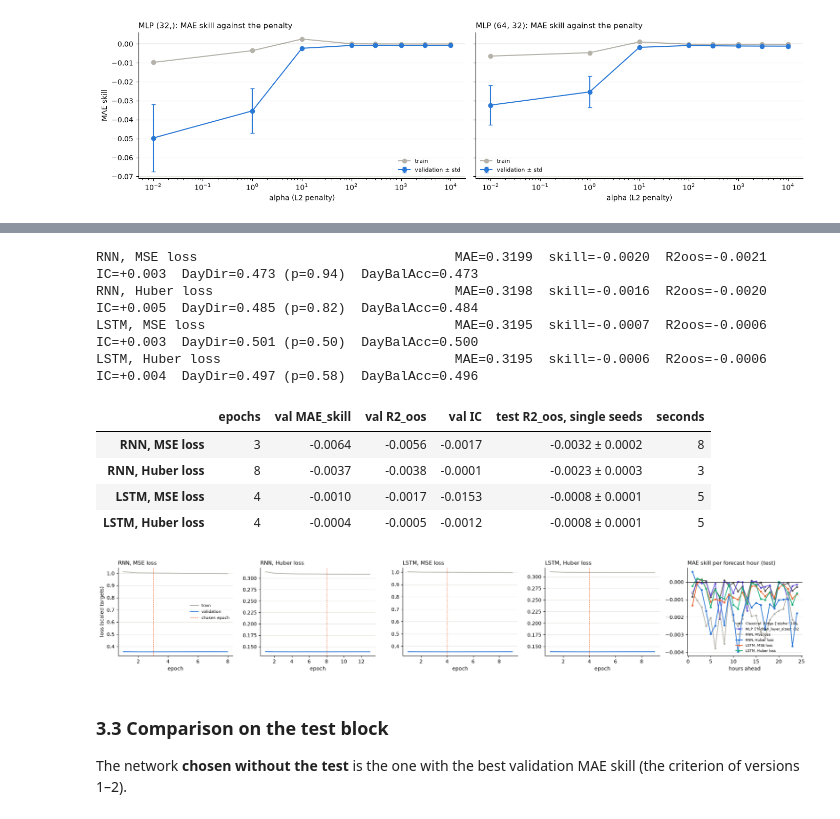
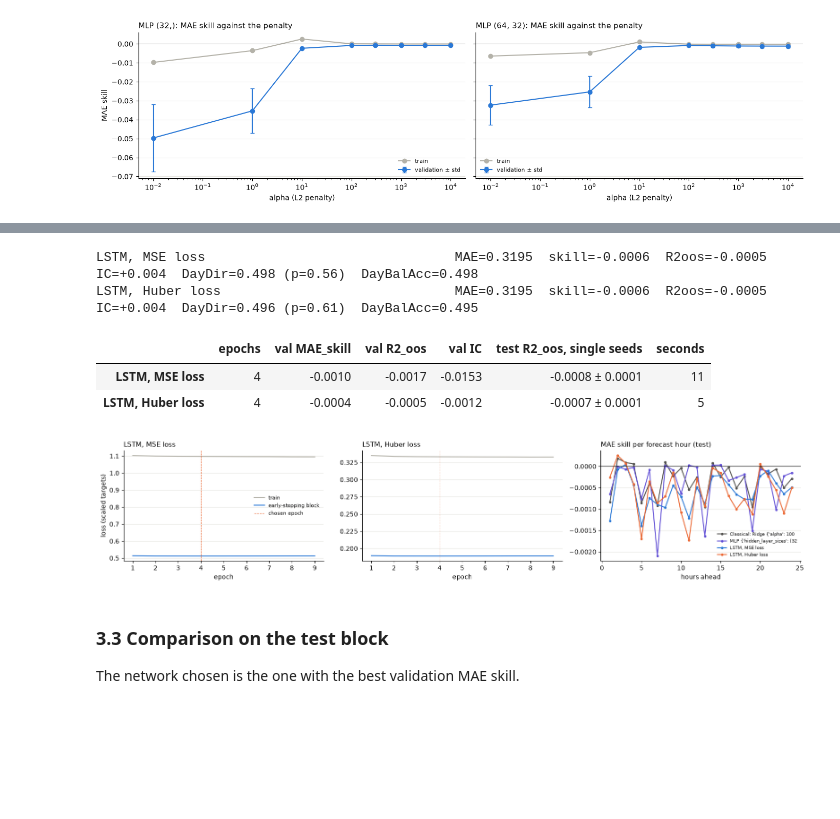
Before and after one commit to Descalabreitor/IAI600-final-project, a Jupyter notebook: neural-models.ipynb, the cells around one changed output, grey strips where cells are left out. Saved outputs shown, nothing was run; the diff lists cells and outputs as text; code cells hidden in the pictures; blank space fills up the shorter version.

```diff
--- a/neural-models.ipynb
+++ b/neural-models.ipynb
@@ -102,17 +73,15 @@ import torch.nn as nn
 from scipy import stats
 
 from sklearn.base import clone
-from sklearn.compose import ColumnTransformer
 from sklearn.ensemble import HistGradientBoostingClassifier, HistGradientBoostingRegressor
 from sklearn.exceptions import ConvergenceWarning
-from sklearn.impute import SimpleImputer
-from sklearn.linear_model import LinearRegression, Ridge
+from sklearn.linear_model import Ridge
 from sklearn.metrics import (balanced_accuracy_score, mean_absolute_error, mean_squared_error, r2_score,
                              roc_auc_score)
 from sklearn.model_selection import GridSearchCV, ParameterGrid, TimeSeriesSplit
-from sklearn.neural_network import MLPClassifier, MLPRegressor
-from sklearn.pipeline import Pipeline, make_pipeline
-from sklearn.preprocessing import OneHotEncoder, StandardScaler
+from sklearn.neural_network import MLPRegressor
+from sklearn.pipeline import make_pipeline
+from sklearn.preprocessing import StandardScaler
 
 sys.path.insert(0, os.getcwd())   # utils/ is in the repo root
 from utils import hourly as U
@@ -126,7 +95,8 @@ DATA_PATH = os.path.join("data", "btc_hourly.csv.gz")
 WINDOW = pd.Timedelta(hours=192)            # purge before each border (168 input + 24 target hours, versions 2-3)
 STRIDE = 6                                  # train and validation keep every 6th forecast origin
 SEQ_HOURS = 168                             # input length of the recurrent models (one week, as in model_test.ipynb)
-N_SEEDS = 3                                 # every final network is trained with this many seeds
+N_SEEDS = 5                                 # every final network is trained with this many seeds
+ES_MONTHS = 6                               # early stopping of the networks: the last 6 months of the train block
 N_JOBS = 4                                  # parallel grid searches (section 6): each worker process reserves ~1 GB
 RANDOM_STATE = 42
 DEVICE = torch.device("cuda" if torch.cuda.is_available() else "cpu")
@@ -213,6 +180,11 @@ blk = {
 }
 blk["tv"] = np.r_[blk["train"], blk["val"]]                # train + validation (refit of the chosen models)
 blk["train1"], blk["tv1"] = in_train, np.r_[in_train, in_val]   # every origin (sections 4-5)
+ES_START = VAL_START - pd.DateOffset(months=ES_MONTHS)    # first predicted hour of the early-stopping block
+blk["es"] = blk["train"][start_hour[blk["train"]] >= ES_START]          # last ES_MONTHS months of train (section 2)
+blk["fit"] = blk["train"][day_end[blk["train"]] < ES_START - WINDOW]   # the rest of train, purged before "es"
+blk["fit1"] = in_train[day_end[in_train] < ES_START - WINDOW]             # the same, every origin
+assert len(blk["es"]) and not np.isin(blk["fit1"], blk["es"]).any()
 P = {k: pos_all[v] for k, v in blk.items()}               # positions in the hourly series
 Y = {k: y_all[v] for k, v in blk.items()}                 # next 24 returns, %
 D = {k: origins[v] for k, v in blk.items()}               # origin timestamps
@@ -229,6 +201,8 @@ display(pd.DataFrame({
     "up days": {k: (U.compound(Y[k]) > 0).mean() for k in P},
 }))
 print(f"independent test days: {ND}")
+print(f"early-stopping block: predicted hours from {ES_START.date()}, {len(blk['es']):,} origins (fit: {len(blk['fit']):,}, "
+      f"every origin {len(blk['fit1']):,})")
 # %% [output]
 |  | origins | first origin | last origin | avg |hourly move| % | up days |
 | train | 4229 | 2020-01-30 23:00:00 | 2022-12-22 23:00:00 | 0.502392 | 0.524474 |
@@ -749,53 +764,49 @@ MLP {'hidden_layer_sizes': (32,), 'alpha': 300.0} MAE=0.3194  skill=-0.0004  R2o
 # %%
 y_sd = Ytr.std()
-RNN_KW = dict(hidden_size=64, num_layers=2, dropout=0.2)
+LSTM_RET_KW = dict(hidden_size=64, num_layers=2, dropout=0.2)
 TRAIN_KW = dict(epochs=30, patience=5, lr=1e-3, weight_decay=1e-4, batch=512)
-rnn_runs = {}
-for cell in ("rnn", "lstm"):
-    for loss in ("mse", "huber"):
-        name = f"{cell.upper()}, {'MSE' if loss == 'mse' else 'Huber'} loss"
-        make_net = lambda cell=cell: RecurrentNet(cell, len(CHANNELS), n_out=24, **RNN_KW)
-        t0 = time.time()
-        pv, ep, hist = early_stop_fit(make_net, S["train"], Ytr, S["val"], Yva, scale=y_sd, loss=loss, **TRAIN_KW)
-        preds = refit_net(make_net, S["tv"], Ytv, S["test"], ep, scale=y_sd, loss=loss, **TRAIN_KW)
-        final_report(name, pred=np.mean(preds, axis=0))
-        rnn_runs[name] = {"epochs": ep, "hist": hist, **{f"val {k}": v for k, v in metrics(Yva, pv).items() if k in ("MAE_skill", "R2_oos", "IC")},
-                          "test R2_oos, single seeds": seed_spread(Yte, preds, U.r2_oos), "seconds": round(time.time() - t0)}
-display(pd.DataFrame.from_dict(rnn_runs, orient="index").drop(columns="hist").round(4))
+lstm_runs = {}
+for loss in ("mse", "huber"):
+    name = f"LSTM, {'MSE' if loss == 'mse' else 'Huber'} loss"
+    make_net = lambda: RecurrentNet("lstm", len(CHANNELS), n_out=24, **LSTM_RET_KW)
+    t0 = time.time()
+    pv, ep, hist, _ = early_stop_fit(make_net, S["train"], Ytr, S["val"], scale=y_sd, split=es_split("train"), loss=loss,
+                                     **TRAIN_KW)
+    preds = refit_net(make_net, S["tv"], Ytv, S["test"], ep, scale=y_sd, loss=loss, **TRAIN_KW)
+    final_report(name, pred=np.mean(preds, axis=0))
+    lstm_runs[name] = {"epochs": ep, "hist": hist, **{f"val {k}": v for k, v in metrics(Yva, pv).items() if k in ("MAE_skill", "R2_oos", "IC")},
+                      "test R2_oos, single seeds": seed_spread(Yte, preds, U.r2_oos), "seconds": round(time.time() - t0)}
+display(pd.DataFrame.from_dict(lstm_runs, orient="index").drop(columns="hist").round(4))
 
-fig, ax = plt.subplots(1, 5, figsize=(20, 3.4))
-for a, (name, r) in zip(ax, rnn_runs.items()):
+fig, ax = plt.subplots(1, 3, figsize=(16, 3.4))
+for a, (name, r) in zip(ax, lstm_runs.items()):
     a.plot(range(1, len(r["hist"]["train"]) + 1), r["hist"]["train"], color=GREY, label="train")
-    a.plot(range(1, len(r["hist"]["val"]) + 1), r["hist"]["val"], color=BLUE, label="validation")
+    a.plot(range(1, len(r["hist"]["val"]) + 1), r["hist"]["val"], color=BLUE, label="early-stopping block")
     a.axvline(r["epochs"], color=ORANGE, ls="--", lw=0.8, label="chosen epoch")
     a.set_xlabel("epoch")
     tidy(a, name)
 ax[0].set_ylabel("loss (scaled targets)")
 ax[0].legend(frameon=False, fontsize=8)
 mae0_h = np.abs(Yte).mean(axis=0)
-for (name, pred), c in zip([(k, v) for k, v in test_preds.items() if not k.startswith("Baseline")], [INK, PURPLE, GREY, BLUE, ORANGE, AQUA]):
-    ax[4].plot(range(1, 25), 1 - np.abs(Yte - pred).mean(axis=0) / mae0_h, marker=".", color=c, label=name[:30])
-ax[4].axhline(0, color="k", lw=0.8)
-ax[4].set_xlabel("hours ahead")
-ax[4].legend(frameon=False, fontsize=7)
-tidy(ax[4], "MAE skill per forecast hour (test)")
+for (name, pred), c in zip([(k, v) for k, v in test_preds.items() if not k.startswith("Baseline")], [INK, PURPLE, BLUE, ORANGE]):
+    ax[2].plot(range(1, 25), 1 - np.abs(Yte - pred).mean(axis=0) / mae0_h, marker=".", color=c, label=name[:30])
+ax[2].axhline(0, color="k", lw=0.8)
+ax[2].set_xlabel("hours ahead")
+ax[2].legend(frameon=False, fontsize=7)
+tidy(ax[2], "MAE skill per forecast hour (test)")
 plt.tight_layout()
 plt.show()
 # %% [output]
-RNN, MSE loss                                 MAE=0.3199  skill=-0.0020  R2oos=-0.0021  IC=+0.003  DayDir=0.473 (p=0.94)  DayBalAcc=0.473
-RNN, Huber loss                               MAE=0.3198  skill=-0.0016  R2oos=-0.0020  IC=+0.005  DayDir=0.485 (p=0.82)  DayBalAcc=0.484
-LSTM, MSE loss                                MAE=0.3195  skill=-0.0007  R2oos=-0.0006  IC=+0.003  DayDir=0.501 (p=0.50)  DayBalAcc=0.500
-LSTM, Huber loss                              MAE=0.3195  skill=-0.0006  R2oos=-0.0006  IC=+0.004  DayDir=0.497 (p=0.58)  DayBalAcc=0.496
+LSTM, MSE loss                                MAE=0.3195  skill=-0.0006  R2oos=-0.0005  IC=+0.004  DayDir=0.498 (p=0.56)  DayBalAcc=0.498
+LSTM, Huber loss                              MAE=0.3195  skill=-0.0006  R2oos=-0.0005  IC=+0.004  DayDir=0.496 (p=0.61)  DayBalAcc=0.495
 |  | epochs | val MAE_skill | val R2_oos | val IC | test R2_oos, single seeds | seconds |
-| RNN, MSE loss | 3 | -0.0064 | -0.0056 | -0.0017 | -0.0032 ± 0.0002 | 8 |
-| RNN, Huber loss | 8 | -0.0037 | -0.0038 | -0.0001 | -0.0023 ± 0.0003 | 3 |
-| LSTM, MSE loss | 4 | -0.0010 | -0.0017 | -0.0153 | -0.0008 ± 0.0001 | 5 |
-| LSTM, Huber loss | 4 | -0.0004 | -0.0005 | -0.0012 | -0.0008 ± 0.0001 | 5 |
+| LSTM, MSE loss | 4 | -0.0010 | -0.0017 | -0.0153 | -0.0008 ± 0.0001 | 11 |
+| LSTM, Huber loss | 4 | -0.0004 | -0.0005 | -0.0012 | -0.0007 ± 0.0001 | 5 |
-[figure, old version]
+[figure, new version]
 # %% [markdown]
 ### 3.3 Comparison on the test block
 
-The network **chosen without the test** is the one with the best validation MAE skill (the criterion of versions 1–2).
+The network chosen is the one with the best validation MAE skill.
 # %%
 summary = pd.DataFrame(results).drop_duplicates("Model", keep="last").set_index("Model")
 cols = ["MAE", "RMSE", "MAE_skill", "R2_oos", "IC", "HourDirAcc", "DayDirAcc_indep", "p_value", "DayBalAcc_indep"]
```
Also changed, not shown: parts of 63 cells of this notebook, 4 other files.
